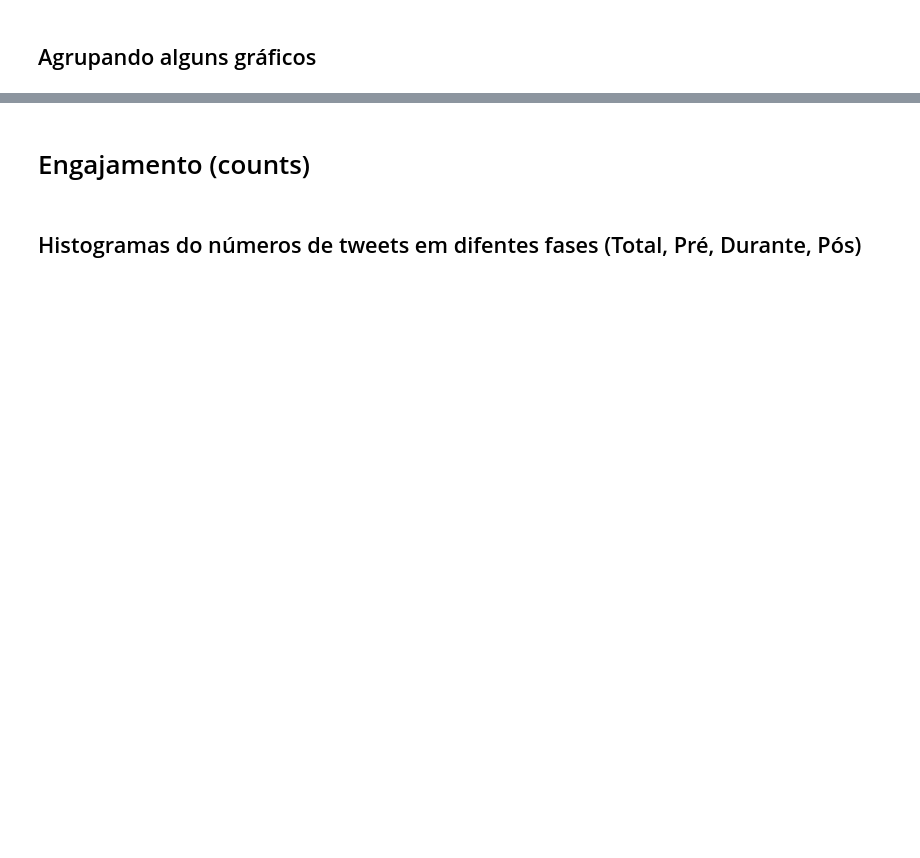
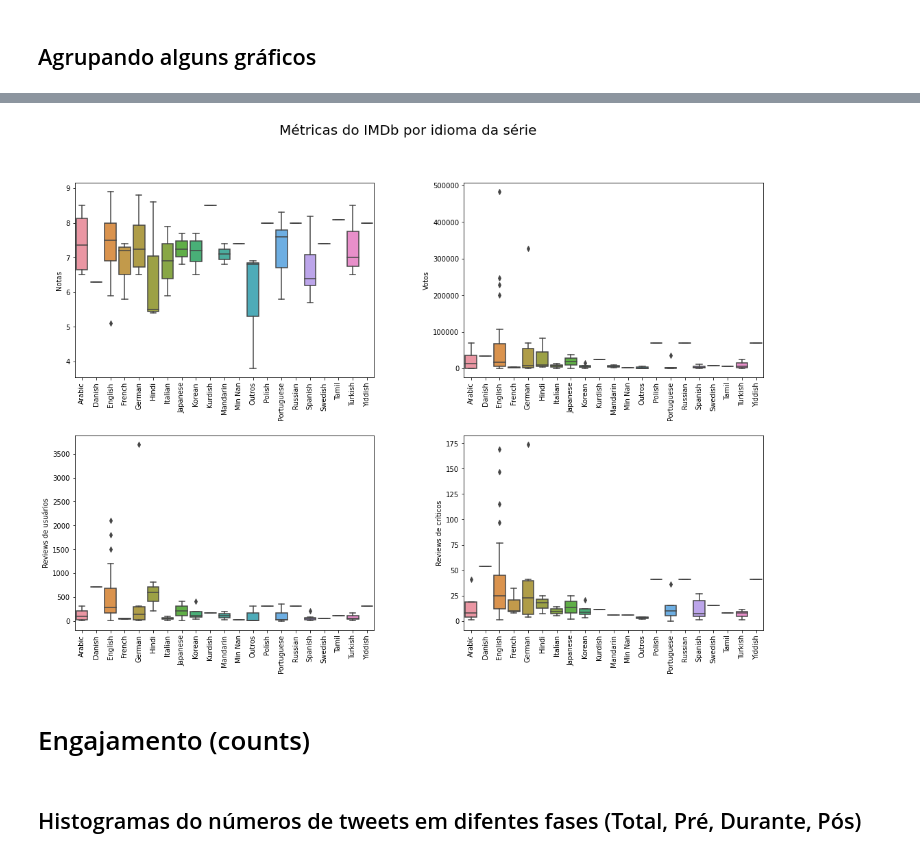
Before and after one commit to mariamaOlive/projeto-sidi-residencia, a Jupyter notebook: analise_exploratoria.ipynb, the cells around one changed output, grey strips where cells are left out. Cells and saved outputs as stored; diff of their text form; code cells hidden in the pictures; blank space fills up the shorter version.

```diff
--- a/analise_exploratoria.ipynb
+++ b/analise_exploratoria.ipynb
@@ -630,3 +828,37 @@ plot_2x2(titulo, dados, dados, dados, dados,
+# %%
+inicio = "Arabic"
+fim = "Yiddish"
+
+fig, axes = plt.subplots(2, 2, figsize=(18, 12), sharey=False)
+fig.suptitle('Métricas do IMDb por idioma da série', fontsize = 20)
+plt.subplots_adjust(hspace = .3, wspace = 0.3)
+
+sns.set_palette("Set2")
+idi_nota = getCountParam(dados, tipocount = "Nota", nome_col1 = 'Nota', nome_col2 = 'Idioma', inicio = inicio, fim = fim)
+sns.boxplot(ax = axes[0,0], x = 'Idioma', y = 'Nota', data = idi_nota)
+axes[0,0].set(ylabel='Notas', xlabel=None, title = None)
+axes[0,0].tick_params(axis = 'x', rotation = 90)
+
+
+
+idi_votos = getCountParam(dados, tipocount = "Votos", nome_col1 = 'Votos', nome_col2 = 'Idioma', inicio = inicio, fim = fim)
+sns.boxplot(ax = axes[0,1], x = 'Idioma', y = 'Votos', data = idi_votos)
+axes[0,1].set(ylabel='Votos', xlabel=None, title =None)
+axes[0,1].tick_params(axis = 'x', rotation = 90)
+
+
+idi_user = getCountParam(dados, tipocount = "user_reviews", nome_col1 = 'user_reviews', nome_col2 = 'Idioma', inicio = inicio, fim = fim)
+sns.boxplot(ax=axes[1,0], x = 'Idioma', y = 'user_reviews', data = idi_user)
+axes[1,0].set(ylabel='Reviews de usuários', xlabel=None, title = None)
+axes[1,0].tick_params(axis = 'x', rotation = 90)
+
+
+idi_critic = getCountParam(dados, tipocount = "critic_reviews", nome_col1 = 'critic_reviews', nome_col2 = 'Idioma', inicio = inicio, fim = fim)
+sns.boxplot(ax=axes[1,1], x = 'Idioma', y = 'critic_reviews', data = idi_critic)
+axes[1,1].set(ylabel='Reviews de críticos', xlabel=None, title = None)
+axes[1,1].tick_params(axis = 'x', rotation = 90)
+# %% [output]
+[figure, added]
 # %% [markdown]
 # Engajamento (counts)
 # %% [markdown]
```
Also changed, not shown: parts of 66 cells of this notebook.
